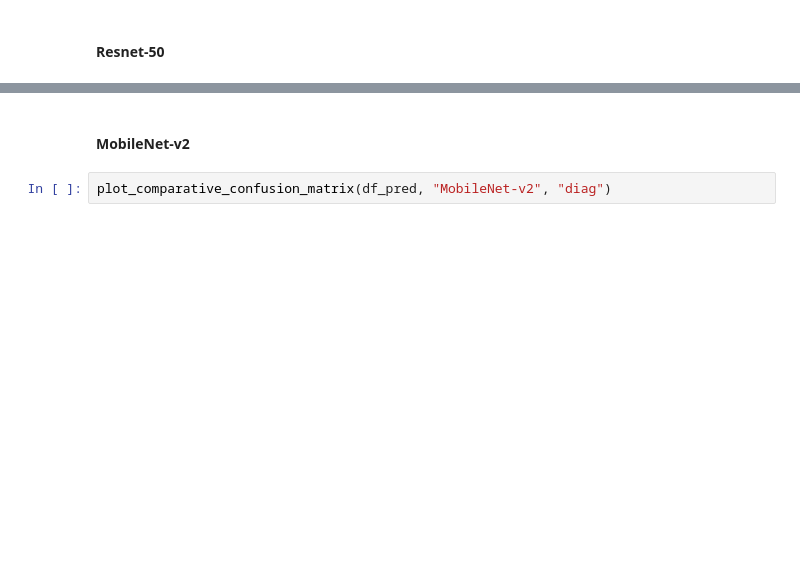
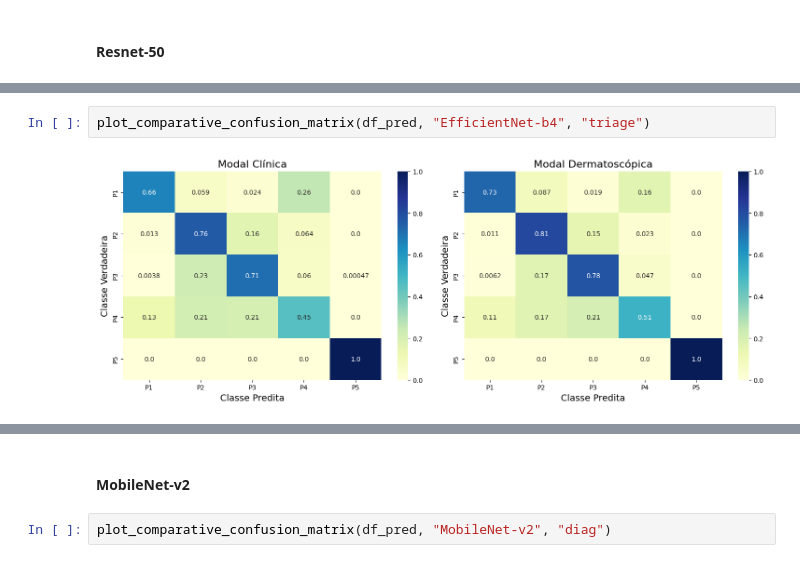
Before and after one commit to e-magesk/pipeline-IA-TCC, a Jupyter notebook: postprocess/postprocess_results.ipynb, the cells around one changed output, grey strips where cells are left out. Drawn from its saved outputs; the diff is of its cells as text; blank space fills up the shorter version.

```diff
--- a/postprocess/postprocess_results.ipynb
+++ b/postprocess/postprocess_results.ipynb
@@ -338,0 +462,4 @@ plot_comparative_confusion_matrix(df_pred, "ResNet-50", "diag")
+# %%
+plot_comparative_confusion_matrix(df_pred, "EfficientNet-b4", "triage")
+# %% [output]
+[figure, added]
```
Also changed, not shown: parts of 23 cells of this notebook, 10 other files.
